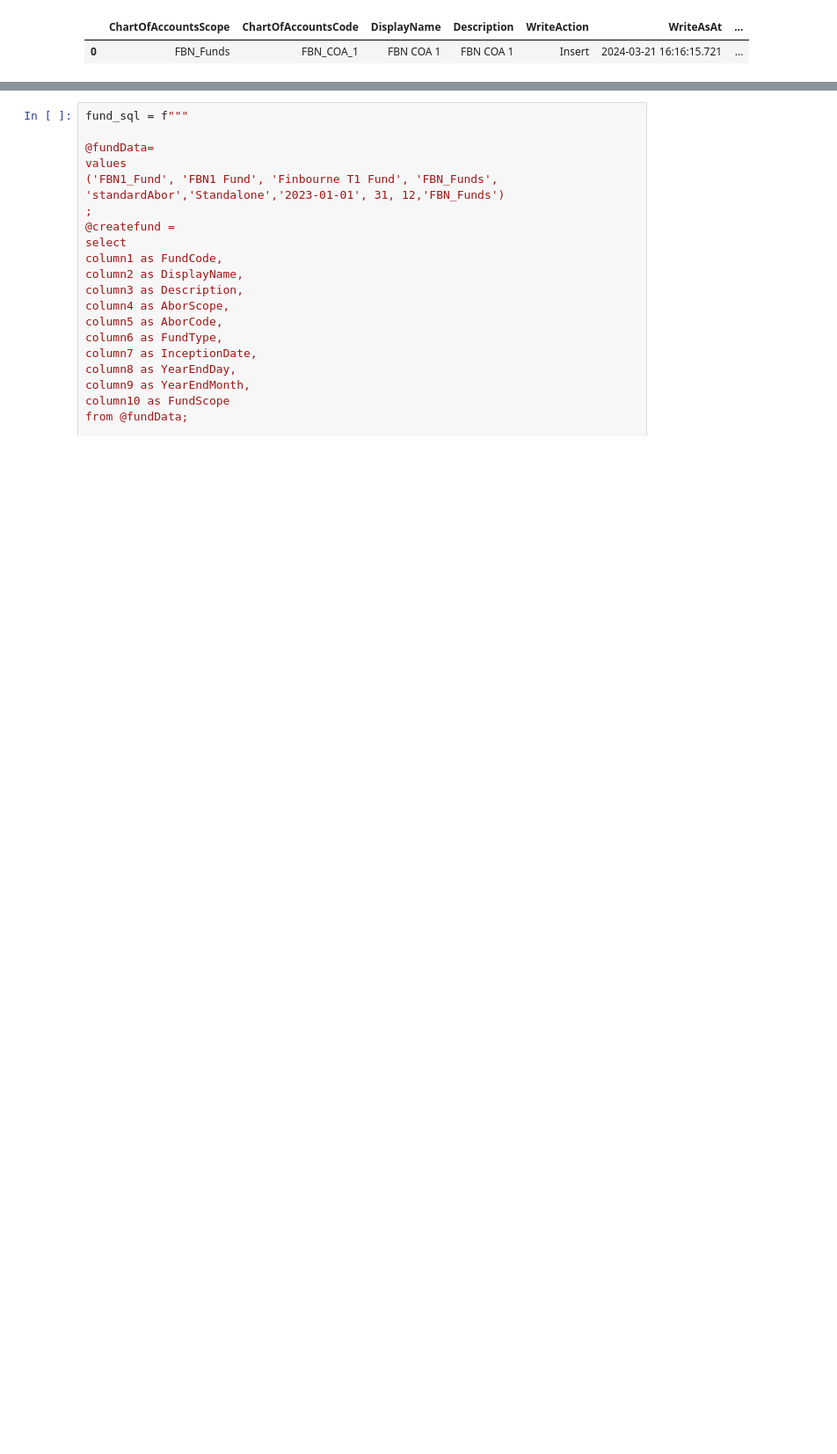
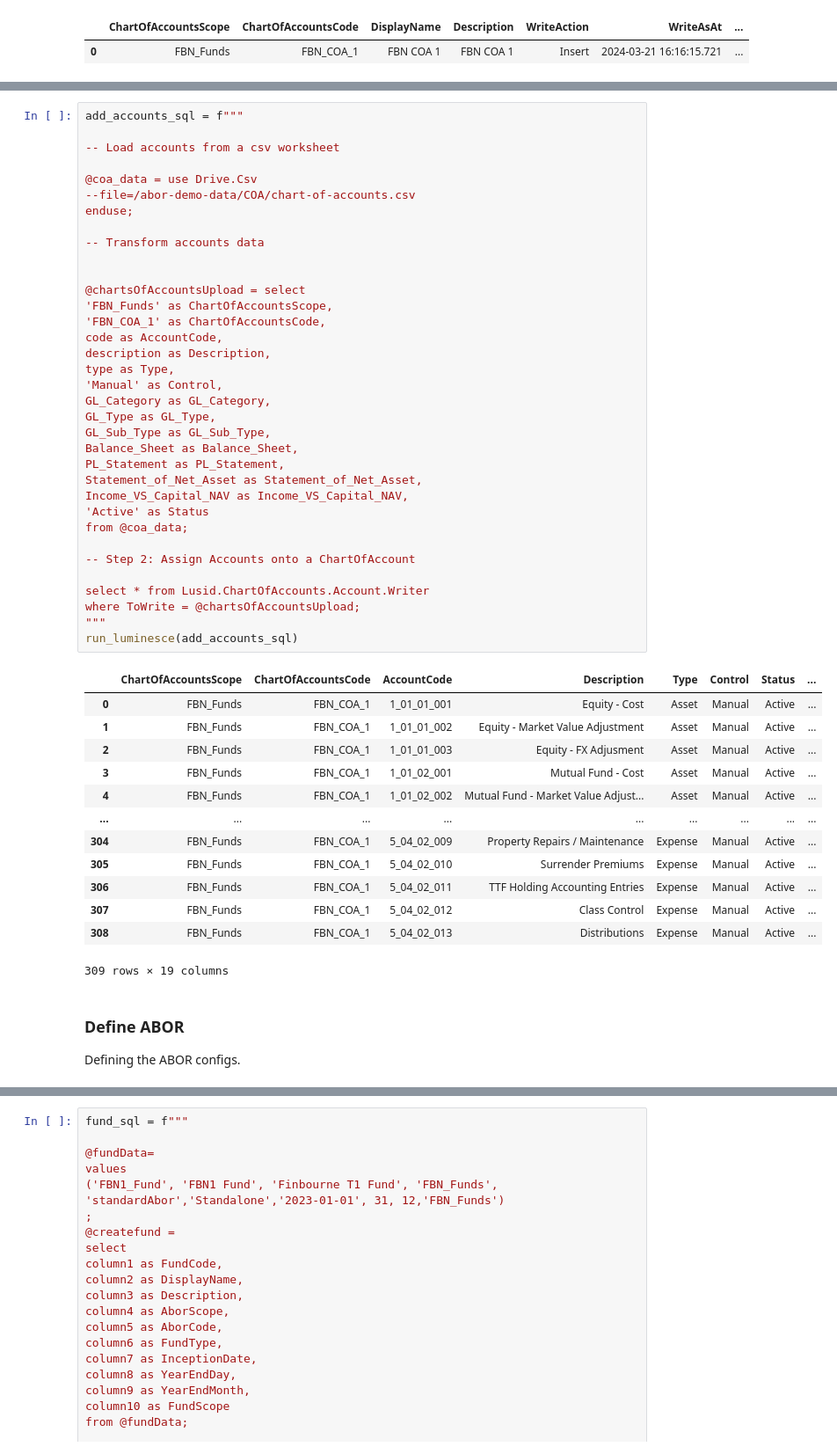
Before and after one commit to oscaryee19/sample-notebooks, a Jupyter notebook: examples/use-cases/abor/ABOR.ipynb, the cells around one changed output, grey strips where cells are left out. Shown: that part at 88% size. Drawn from its saved outputs; the diff is of its cells as text; blank space fills up the shorter version.

```diff
--- a/examples/use-cases/abor/ABOR.ipynb
+++ b/examples/use-cases/abor/ABOR.ipynb
@@ -834,0 +975,53 @@ run_luminesce(create_abor_sql)
+# %%
+add_accounts_sql = f"""
+
+-- Load accounts from a csv worksheet
+
+@coa_data = use Drive.Csv
+--file=/abor-demo-data/COA/chart-of-accounts.csv
+enduse;
+
+-- Transform accounts data
+
+
+@chartsOfAccountsUpload = select
+'FBN_Funds' as ChartOfAccountsScope,
+'FBN_COA_1' as ChartOfAccountsCode,
+code as AccountCode,
+description as Description,
+type as Type,
+'Manual' as Control,
+GL_Category as GL_Category,
+GL_Type as GL_Type,
+GL_Sub_Type as GL_Sub_Type,
+Balance_Sheet as Balance_Sheet,
+PL_Statement as PL_Statement,
+Statement_of_Net_Asset as Statement_of_Net_Asset,
+Income_VS_Capital_NAV as Income_VS_Capital_NAV,
+'Active' as Status
+from @coa_data;
+
+-- Step 2: Assign Accounts onto a ChartOfAccount
+
+select * from Lusid.ChartOfAccounts.Account.Writer
+where ToWrite = @chartsOfAccountsUpload;
+"""
+run_luminesce(add_accounts_sql)
+# %% [output]
+|  | ChartOfAccountsScope | ChartOfAccountsCode | AccountCode | Description | Type | Control | Status | ... |
+| 0 | FBN_Funds | FBN_COA_1 | 1_01_01_001 | Equity - Cost | Asset | Manual | Active | ... |
+| 1 | FBN_Funds | FBN_COA_1 | 1_01_01_002 | Equity - Market Value Adjustment | Asset | Manual | Active | ... |
+| 2 | FBN_Funds | FBN_COA_1 | 1_01_01_003 | Equity - FX Adjusment | Asset | Manual | Active | ... |
+| 3 | FBN_Funds | FBN_COA_1 | 1_01_02_001 | Mutual Fund - Cost | Asset | Manual | Active | ... |
+| 4 | FBN_Funds | FBN_COA_1 | 1_01_02_002 | Mutual Fund - Market Value Adjust... | Asset | Manual | Active | ... |
+| ... | ... | ... | ... | ... | ... | ... | ... | ... |
+| 304 | FBN_Funds | FBN_COA_1 | 5_04_02_009 | Property Repairs / Maintenance | Expense | Manual | Active | ... |
+| 305 | FBN_Funds | FBN_COA_1 | 5_04_02_010 | Surrender Premiums | Expense | Manual | Active | ... |
+| 306 | FBN_Funds | FBN_COA_1 | 5_04_02_011 | TTF Holding Accounting Entries | Expense | Manual | Active | ... |
+| 307 | FBN_Funds | FBN_COA_1 | 5_04_02_012 | Class Control | Expense | Manual | Active | ... |
+| 308 | FBN_Funds | FBN_COA_1 | 5_04_02_013 | Distributions | Expense | Manual | Active | ... |
+309 rows × 19 columns
+# %% [markdown]
+### Define ABOR
+
+Defining the ABOR configs.
```
Also changed, not shown: parts of 13 cells of this notebook.
